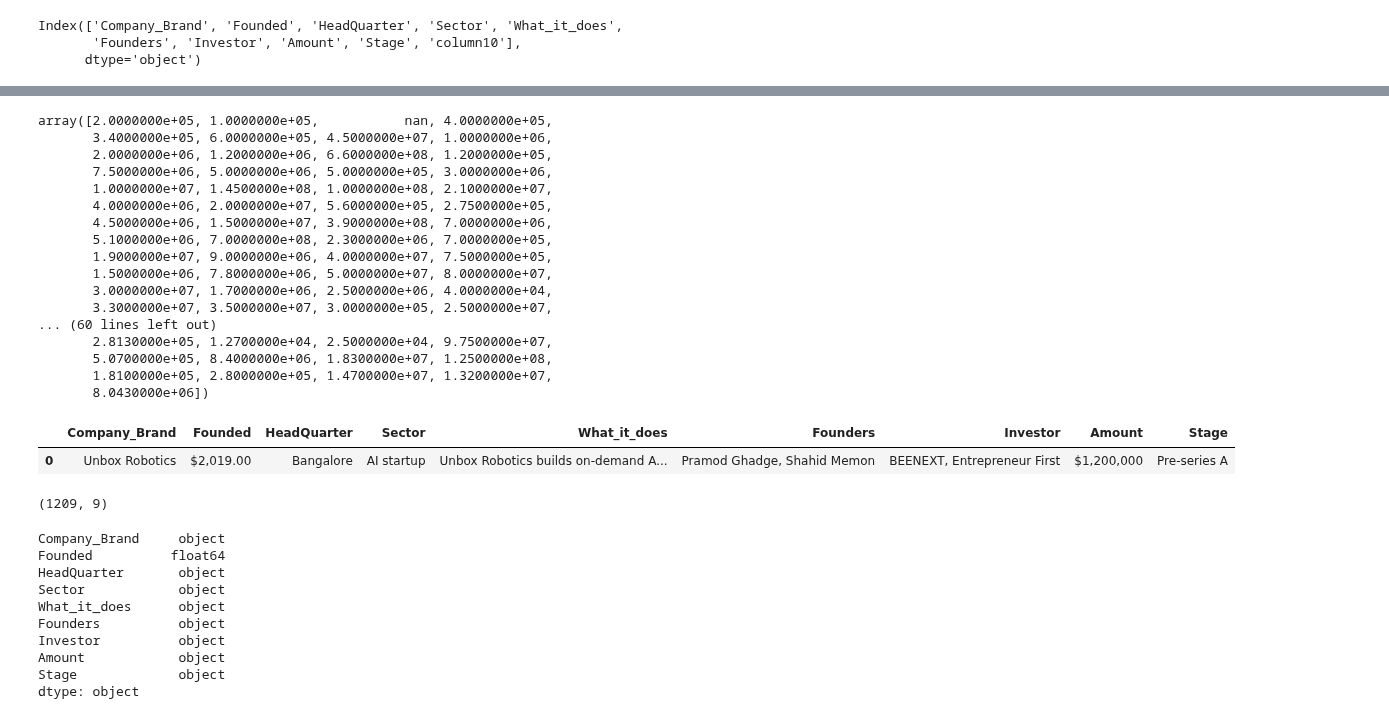
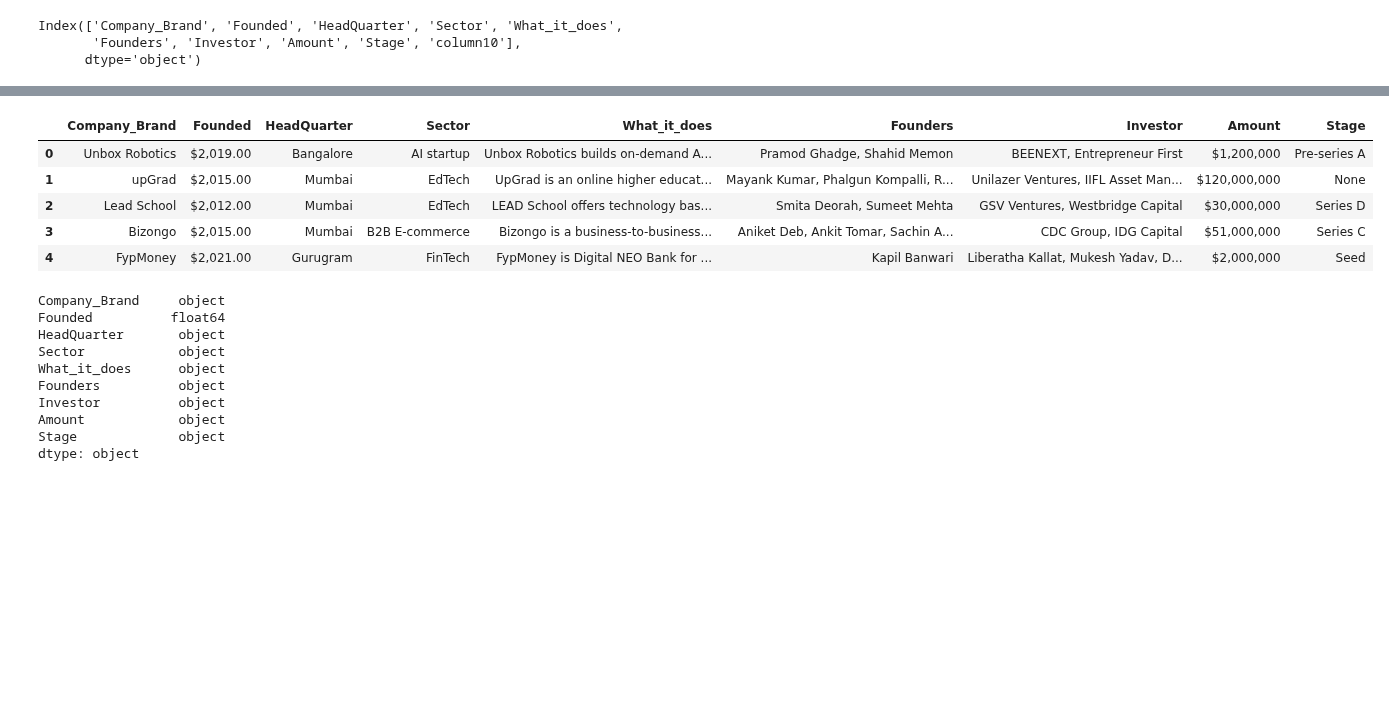
Before and after one commit to kwasichrappah/Indian_start-up_venture_investment_data_analysis, a Jupyter notebook: indian_start-up_capital_investment_data_analysis.ipynb, the cells around one changed output, grey strips where cells are left out. Drawn from its saved outputs; the diff is of its cells as text; code cells hidden in the pictures; blank space fills up the shorter version.

```diff
--- a/indian_start-up_capital_investment_data_analysis.ipynb
+++ b/indian_start-up_capital_investment_data_analysis.ipynb
@@ -78,40 +82,19 @@ Stage               object
 column10            object
 Investment_year     object
 dtype: object
-# %%
-data_2020.Amount.unique()
-# %% [output]
-array([2.0000000e+05, 1.0000000e+05,           nan, 4.0000000e+05,
-       3.4000000e+05, 6.0000000e+05, 4.5000000e+07, 1.0000000e+06,
-       2.0000000e+06, 1.2000000e+06, 6.6000000e+08, 1.2000000e+05,
-       7.5000000e+06, 5.0000000e+06, 5.0000000e+05, 3.0000000e+06,
-       1.0000000e+07, 1.4500000e+08, 1.0000000e+08, 2.1000000e+07,
-       4.0000000e+06, 2.0000000e+07, 5.6000000e+05, 2.7500000e+05,
-       4.5000000e+06, 1.5000000e+07, 3.9000000e+08, 7.0000000e+06,
-       5.1000000e+06, 7.0000000e+08, 2.3000000e+06, 7.0000000e+05,
-       1.9000000e+07, 9.0000000e+06, 4.0000000e+07, 7.5000000e+05,
-       1.5000000e+06, 7.8000000e+06, 5.0000000e+07, 8.0000000e+07,
-       3.0000000e+07, 1.7000000e+06, 2.5000000e+06, 4.0000000e+04,
-       3.3000000e+07, 3.5000000e+07, 3.0000000e+05, 2.5000000e+07,
-... (60 lines left out)
-       2.8130000e+05, 1.2700000e+04, 2.5000000e+04, 9.7500000e+07,
-       5.0700000e+05, 8.4000000e+06, 1.8300000e+07, 1.2500000e+08,
-       1.8100000e+05, 2.8000000e+05, 1.4700000e+07, 1.3200000e+07,
-       8.0430000e+06])
 # %%
 #query the 2021 startup funding data
 query = "SELECT * FROM LP1_startup_funding2021"
 
 data_2021 = pd.read_sql(query, connection)
-data_2021.head(1)
+data_2021.head(5)
 # %% [output]
 |  | Company_Brand | Founded | HeadQuarter | Sector | What_it_does | Founders | Investor | Amount | Stage |
 | 0 | Unbox Robotics | $2,019.00 | Bangalore | AI startup | Unbox Robotics builds on-demand A... | Pramod Ghadge, Shahid Memon | BEENEXT, Entrepreneur First | $1,200,000 | Pre-series A |
+| 1 | upGrad | $2,015.00 | Mumbai | EdTech | UpGrad is an online higher educat... | Mayank Kumar, Phalgun Kompalli, R... | Unilazer Ventures, IIFL Asset Man... | $120,000,000 | None |
+| 2 | Lead School | $2,012.00 | Mumbai | EdTech | LEAD School offers technology bas... | Smita Deorah, Sumeet Mehta | GSV Ventures, Westbridge Capital | $30,000,000 | Series D |
+| 3 | Bizongo | $2,015.00 | Mumbai | B2B E-commerce | Bizongo is a business-to-business... | Aniket Deb, Ankit Tomar, Sachin A... | CDC Group, IDG Capital | $51,000,000 | Series C |
+| 4 | FypMoney | $2,021.00 | Gurugram | FinTech | FypMoney is Digital NEO Bank for ... | Kapil Banwari | Liberatha Kallat, Mukesh Yadav, D... | $2,000,000 | Seed |
-# %%
-data_2021.Amount.unique()
-data_2021.shape
-# %% [output]
-(1209, 9)
 # %%
 #Checking the datatypes of the columns
 datatypes = data_2021.dtypes
```
Also changed, not shown: parts of 84 cells of this notebook.
